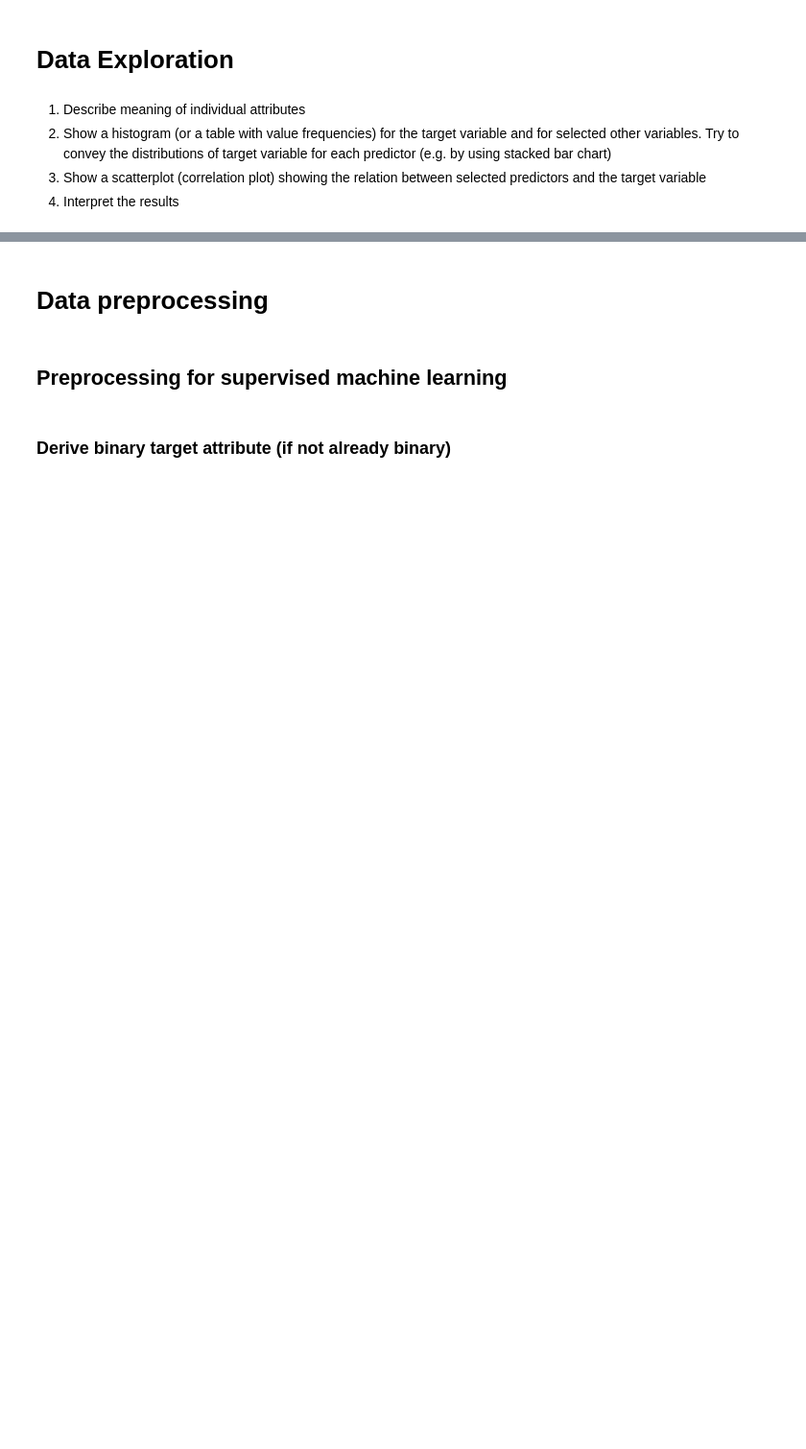
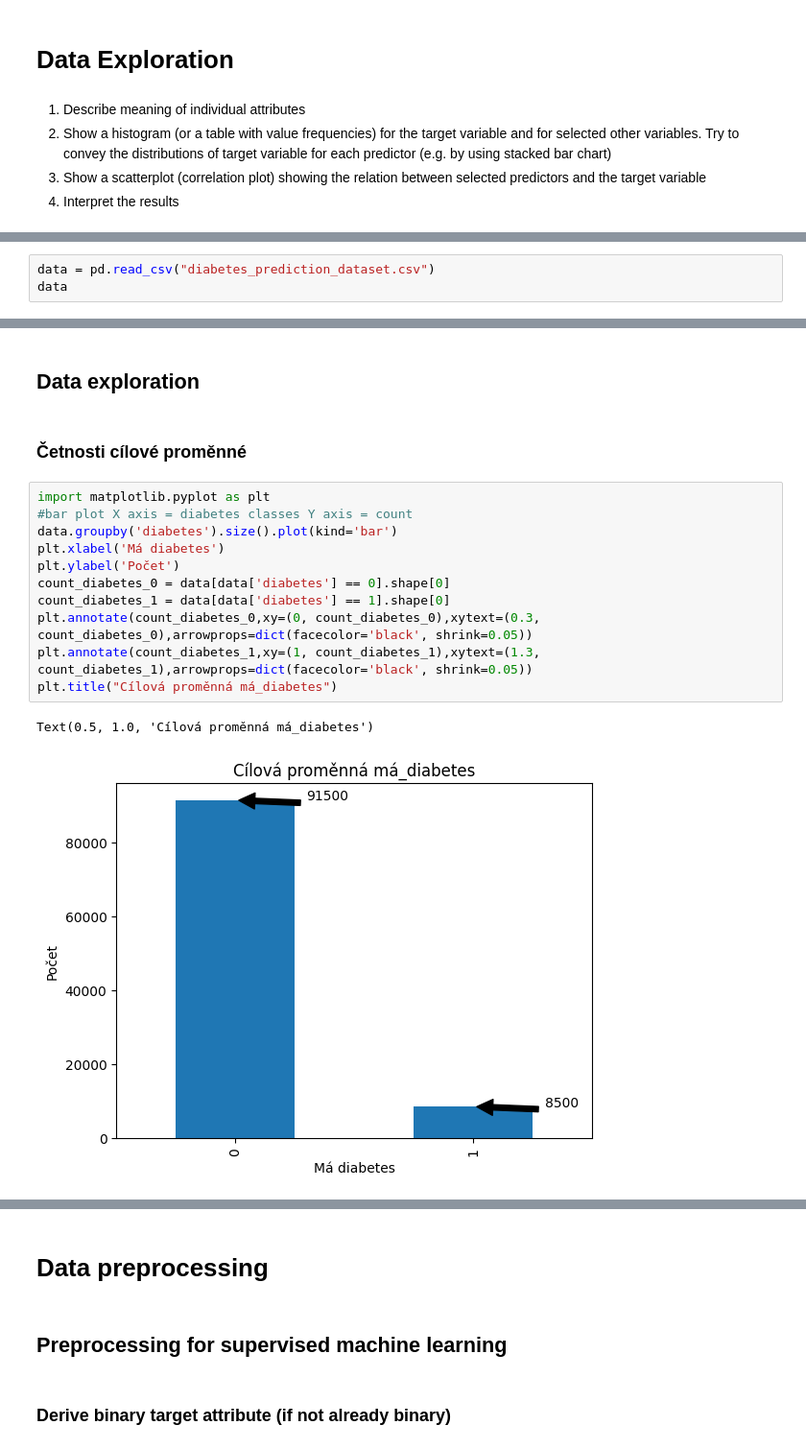
Before and after one commit to Filip-Dvorak/ZYZZ, a Jupyter notebook: template-coursework-classification.ipynb, the cells around one changed output, grey strips where cells are left out. Shown at 96% size. Cells and saved outputs as stored; diff of their text form; blank space fills up the shorter version.

```diff
--- a/template-coursework-classification.ipynb
+++ b/template-coursework-classification.ipynb
@@ -29,0 +47,3 @@
+# %%
+data = pd.read_csv("diabetes_prediction_dataset.csv")
+data
@@ -29,0 +64,18 @@
+# %% [markdown]
+## Data exploration
+# %% [markdown]
+### Četnosti cílové proměnné
+# %%
+import matplotlib.pyplot as plt
+#bar plot X axis = diabetes classes Y axis = count
+data.groupby('diabetes').size().plot(kind='bar')
+plt.xlabel('Má diabetes')
+plt.ylabel('Počet')
+count_diabetes_0 = data[data['diabetes'] == 0].shape[0]
+count_diabetes_1 = data[data['diabetes'] == 1].shape[0]
+plt.annotate(count_diabetes_0,xy=(0, count_diabetes_0),xytext=(0.3, count_diabetes_0),arrowprops=dict(facecolor='black', shrink=0.05))
+plt.annotate(count_diabetes_1,xy=(1, count_diabetes_1),xytext=(1.3, count_diabetes_1),arrowprops=dict(facecolor='black', shrink=0.05))
+plt.title("Cílová proměnná má_diabetes")
+# %% [output]
+Text(0.5, 1.0, 'Cílová proměnná má_diabetes')
+[figure, added]
```
Also changed, not shown: parts of 39 cells of this notebook, 3 other files.
